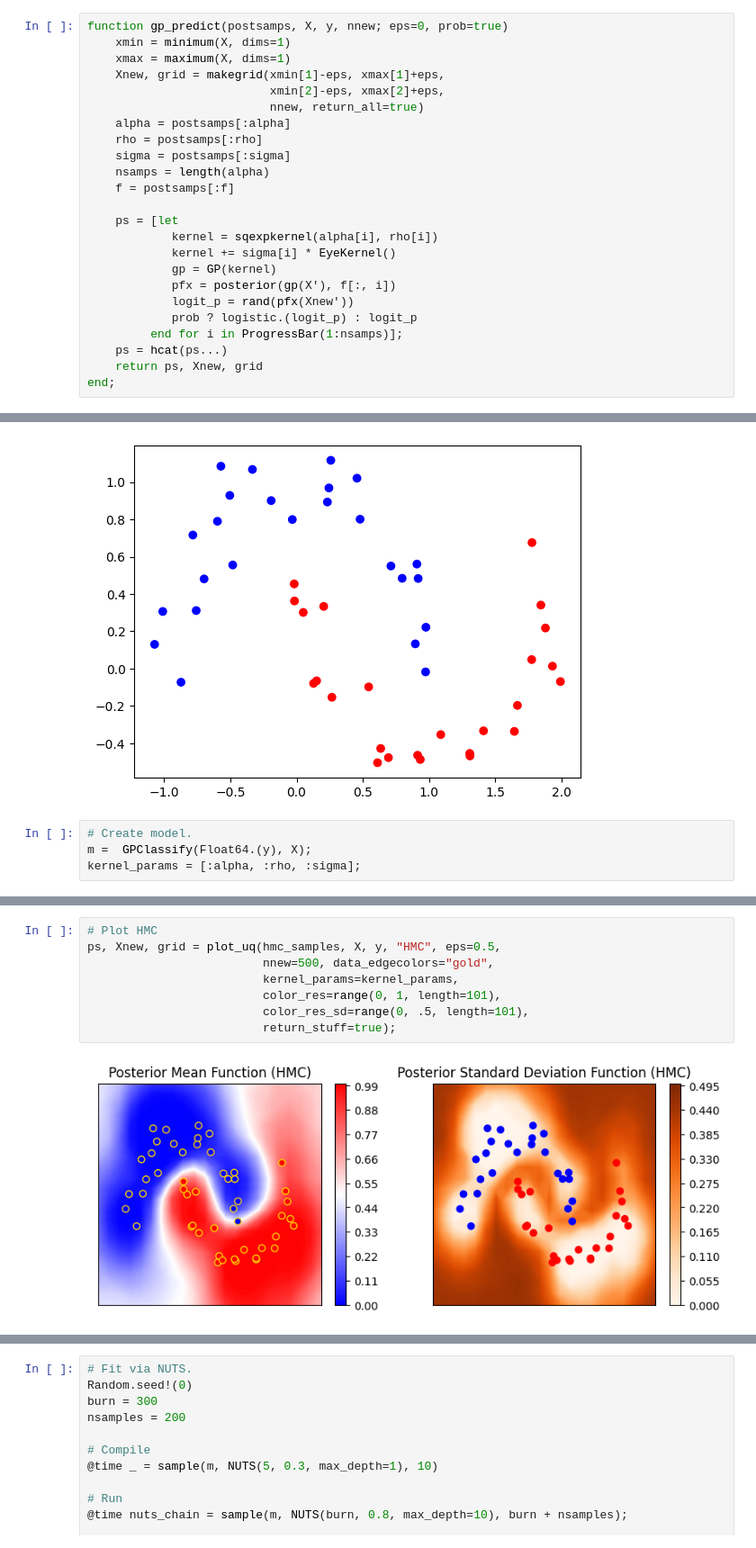
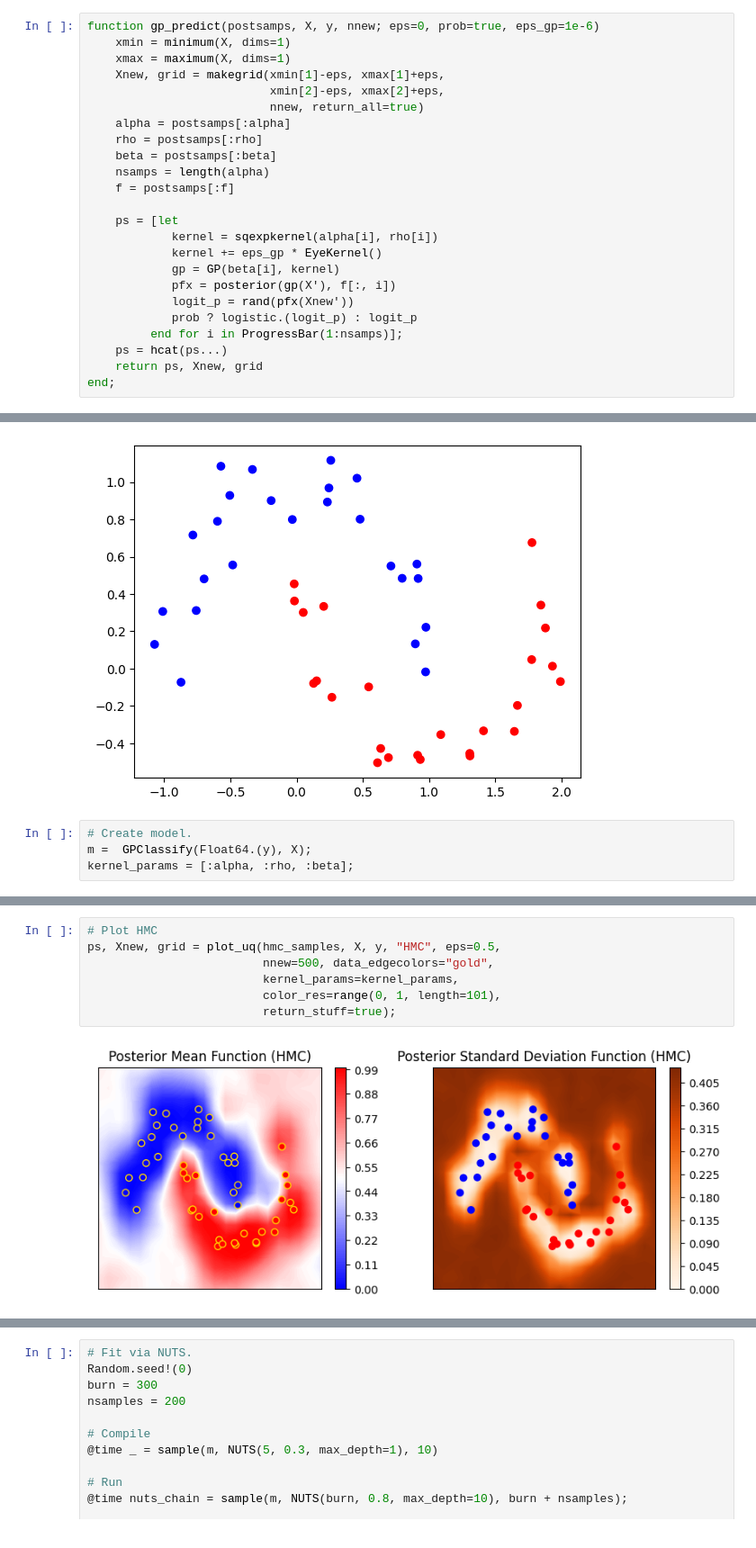
Before and after one commit to luiarthur/TuringBnpBenchmarks, a Jupyter notebook: src/gp-binary/notebooks/gp_binary_turing.ipynb, the cells around one changed output, grey strips where cells are left out. Shown at 90% size. Cells and saved outputs as stored; diff of their text form.

```diff
--- a/src/gp-binary/notebooks/gp_binary_turing.ipynb
+++ b/src/gp-binary/notebooks/gp_binary_turing.ipynb
@@ -91,7 +88,7 @@ function makegrid(xmin, xmax, ymin, ymax, ngrid; return_all=false)
   end
 end;
 # %%
-function gp_predict(postsamps, X, y, nnew; eps=0, prob=true)
+function gp_predict(postsamps, X, y, nnew; eps=0, prob=true, eps_gp=1e-6)
     xmin = minimum(X, dims=1)
     xmax = maximum(X, dims=1)
     Xnew, grid = makegrid(xmin[1]-eps, xmax[1]+eps,
@@ -99,14 +96,14 @@ function gp_predict(postsamps, X, y, nnew; eps=0, prob=true)
                           nnew, return_all=true)
     alpha = postsamps[:alpha]
     rho = postsamps[:rho]
-    sigma = postsamps[:sigma]
+    beta = postsamps[:beta]
     nsamps = length(alpha)
     f = postsamps[:f]
 
     ps = [let
             kernel = sqexpkernel(alpha[i], rho[i])
-            kernel += sigma[i] * EyeKernel()
-            gp = GP(kernel)
+            kernel += eps_gp * EyeKernel()
+            gp = GP(beta[i], kernel)
             pfx = posterior(gp(X'), f[:, i])
             logit_p = rand(pfx(Xnew'))
             prob ? logistic.(logit_p) : logit_p
@@ -193,6 +190,6 @@ plot_data(X, y);
 # %%
 # Create model.
 m =  GPClassify(Float64.(y), X);
-kernel_params = [:alpha, :rho, :sigma];
+kernel_params = [:alpha, :rho, :beta];
 # %%
 # Fit via ADVI.
@@ -248,10 +244,9 @@ hmc_samples[:f] = Matrix(group(hmc_chain, :f).value.data[end-nsamples+1:end, :,
 # %%
 # Plot HMC
 ps, Xnew, grid = plot_uq(hmc_samples, X, y, "HMC", eps=0.5,
                          nnew=500, data_edgecolors="gold",
                          kernel_params=kernel_params,
                          color_res=range(0, 1, length=101),
-                         color_res_sd=range(0, .5, length=101),
                          return_stuff=true);
 # %% [output]
-[figure, old version]
+[figure, new version]
```
Also changed, not shown: parts of 8 cells of this notebook, 1 other file.
